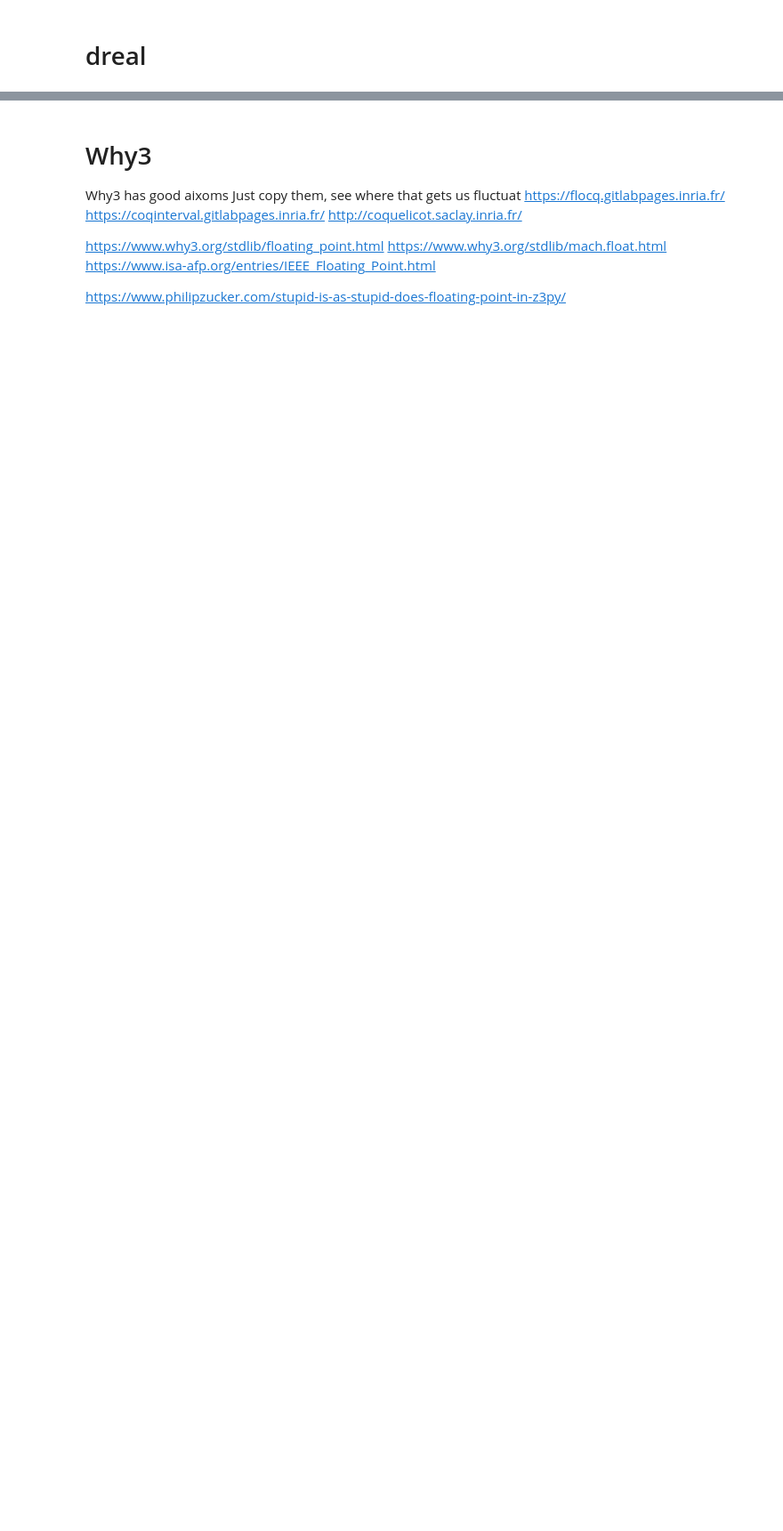
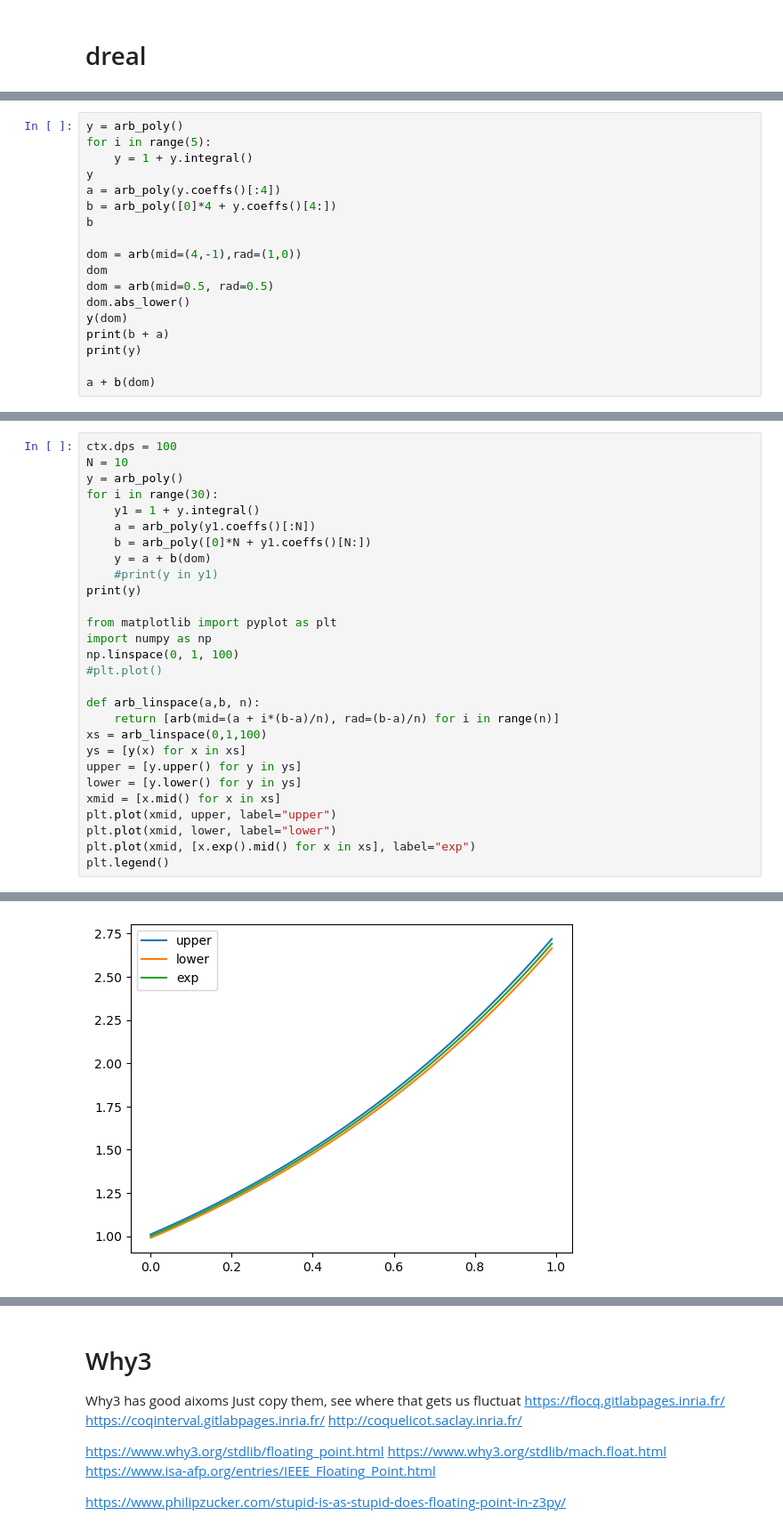
Before and after one commit to philzook58/philzook58.github.io, a Jupyter notebook: _drafts/float.ipynb, the cells around one changed output, grey strips where cells are left out. Shown at 89% size. Drawn from its saved outputs; the diff is of its cells as text; blank space fills up the shorter version.

```diff
--- a/_drafts/float.ipynb
+++ b/_drafts/float.ipynb
@@ -53,0 +292,18 @@ lebesguq induction  https://inria.hal.science/hal-03564379v2
+# %%
+y = arb_poly()
+for i in range(5):
+    y = 1 + y.integral()
+y
+a = arb_poly(y.coeffs()[:4])
+b = arb_poly([0]*4 + y.coeffs()[4:])
+b
+
+dom = arb(mid=(4,-1),rad=(1,0))
+dom
+dom = arb(mid=0.5, rad=0.5)
+dom.abs_lower()
+y(dom)
+print(b + a)
+print(y)
+
+a + b(dom)
@@ -53,0 +314,29 @@ lebesguq induction  https://inria.hal.science/hal-03564379v2
+# %%
+ctx.dps = 100
+N = 10
+y = arb_poly()
+for i in range(30):
+    y1 = 1 + y.integral()
+    a = arb_poly(y1.coeffs()[:N])
+    b = arb_poly([0]*N + y1.coeffs()[N:])
+    y = a + b(dom)
+    #print(y in y1)
+print(y)
+
+from matplotlib import pyplot as plt
+import numpy as np
+np.linspace(0, 1, 100)
+#plt.plot()
+
+def arb_linspace(a,b, n):
+    return [arb(mid=(a + i*(b-a)/n), rad=(b-a)/n) for i in range(n)]
+xs = arb_linspace(0,1,100)
+ys = [y(x) for x in xs]
+upper = [y.upper() for y in ys]
+lower = [y.lower() for y in ys]
+xmid = [x.mid() for x in xs]
+plt.plot(xmid, upper, label="upper")
+plt.plot(xmid, lower, label="lower")
+plt.plot(xmid, [x.exp().mid() for x in xs], label="exp")
+plt.legend()
+# %% [output]
@@ -53,0 +345 @@ lebesguq induction  https://inria.hal.science/hal-03564379v2
+[figure, added]
```
Also changed, not shown: parts of 23 cells of this notebook, 14 other files.
